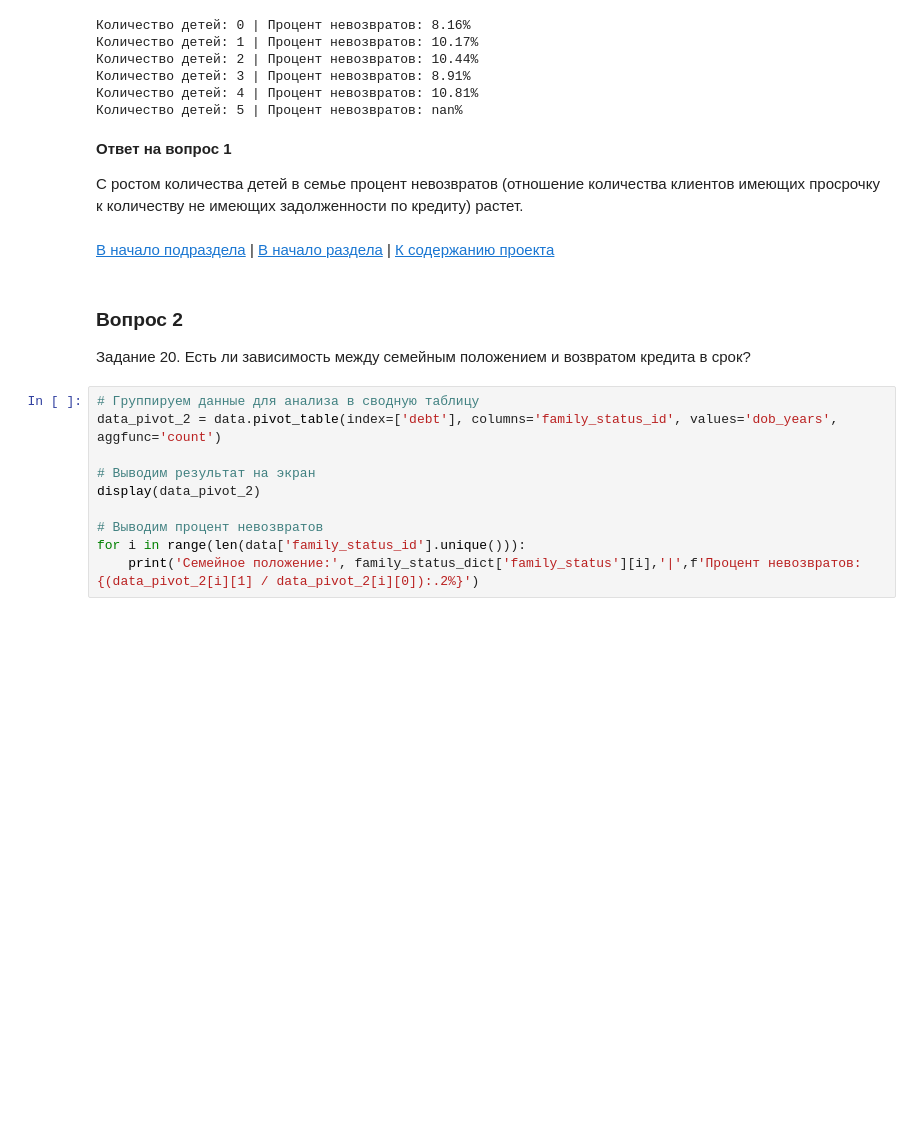
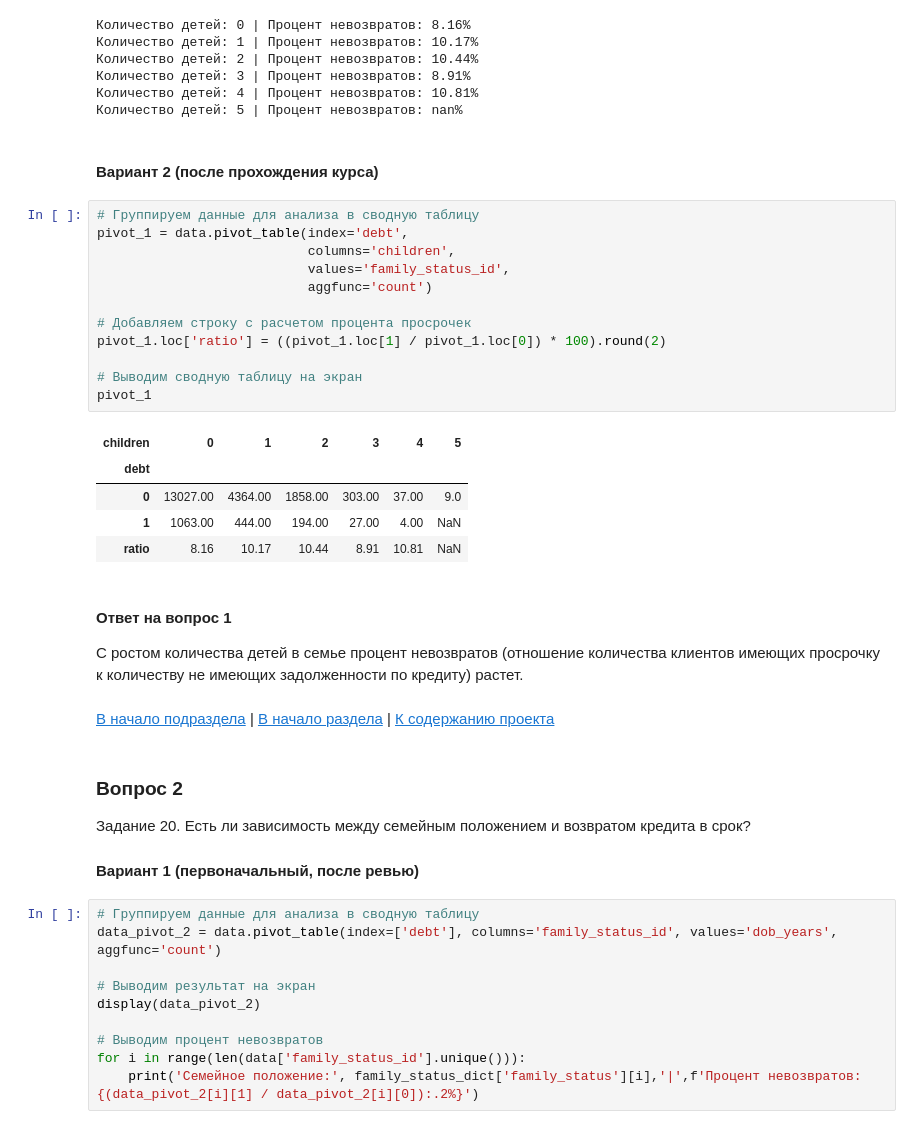
Before and after one commit to stakun/y_practicum_da_rus, a Jupyter notebook: 02_bank_rus.ipynb, the cells around one changed output. Saved outputs shown, nothing was run; the diff lists cells and outputs as text; blank space fills up the shorter version.

```diff
--- a/02_bank_rus.ipynb
+++ b/02_bank_rus.ipynb
@@ -1765,8 +1786,28 @@ for i in range(len(data['children'].unique())):
 Количество детей: 3 | Процент невозвратов: 8.91%
 Количество детей: 4 | Процент невозвратов: 10.81%
 Количество детей: 5 | Процент невозвратов: nan%
+# %% [markdown]
+#### Вариант 2 (после прохождения курса)
+# %%
+# Группируем данные для анализа в сводную таблицу
+pivot_1 = data.pivot_table(index='debt',
+                           columns='children',
+                           values='family_status_id',
+                           aggfunc='count')
+
+# Добавляем строку с расчетом процента просрочек
+pivot_1.loc['ratio'] = ((pivot_1.loc[1] / pivot_1.loc[0]) * 100).round(2)
+
+# Выводим сводную таблицу на экран
+pivot_1
+# %% [output]
+| children | 0 | 1 | 2 | 3 | 4 | 5 |
+| debt |  |  |  |  |  |  |
+| 0 | 13027.00 | 4364.00 | 1858.00 | 303.00 | 37.00 | 9.0 |
+| 1 | 1063.00 | 444.00 | 194.00 | 27.00 | 4.00 | NaN |
+| ratio | 8.16 | 10.17 | 10.44 | 8.91 | 10.81 | NaN |
 # %% [markdown]
-**Ответ на вопрос 1**
+#### Ответ на вопрос 1
 
 С ростом количества детей в семье процент невозвратов (отношение количества клиентов имеющих просрочку к количеству не имеющих задолженности по кредиту) растет.
 # %% [markdown]
@@ -1775,6 +1816,8 @@ for i in range(len(data['children'].unique())):
 ### Вопрос 2
 
 Задание 20. Есть ли зависимость между семейным положением и возвратом кредита в срок?
+
+#### Вариант 1 (первоначальный, после ревью)
 # %%
 # Группируем данные для анализа в сводную таблицу
 data_pivot_2 = data.pivot_table(index=['debt'], columns='family_status_id', values='dob_years', aggfunc='count')
```
Also changed, not shown: parts of 14 cells of this notebook.
